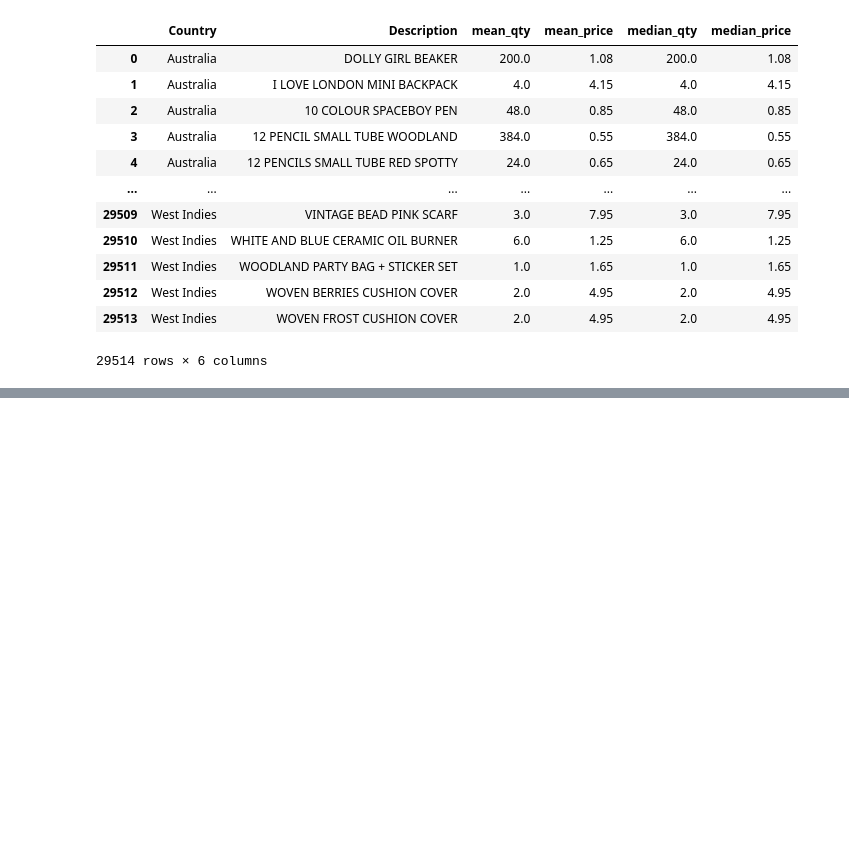
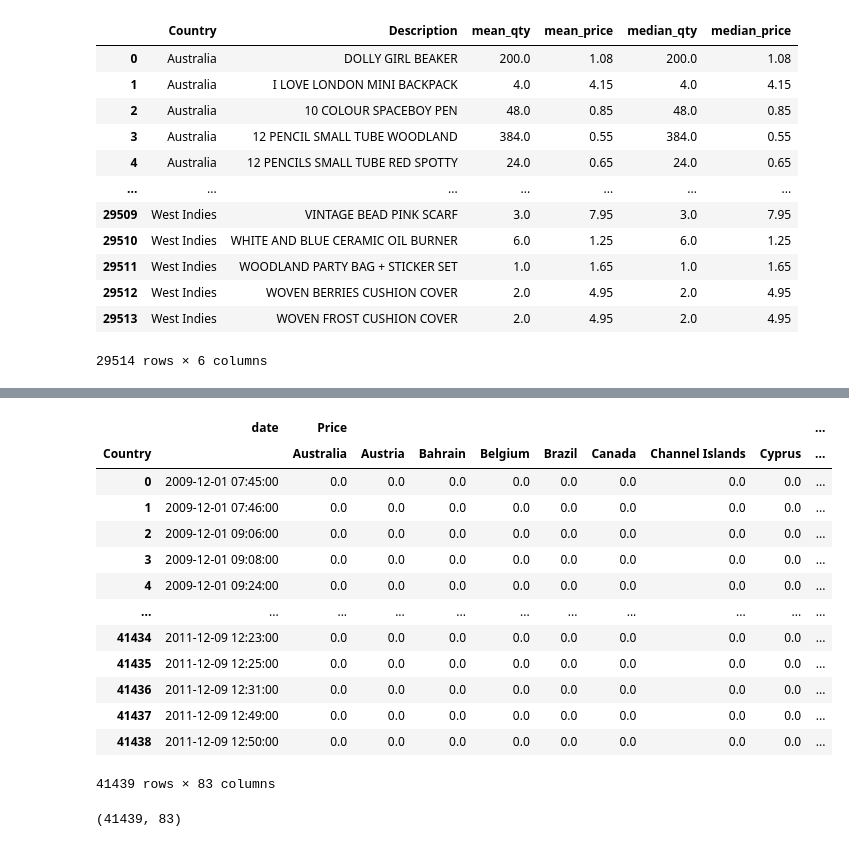
Before and after one commit to BryhanS/supply-chain-data-science-project, a Jupyter notebook: 06.Manipulation-and-data/data.ipynb, the cells around one changed output, grey strips where cells are left out. Saved outputs shown, nothing was run; the diff lists cells and outputs as text; code cells hidden in the pictures; blank space fills up the shorter version.

```diff
--- a/06.Manipulation-and-data/data.ipynb
+++ b/06.Manipulation-and-data/data.ipynb
@@ -431,0 +497,21 @@ retail.groupby(['Country', 'Description']).agg(mean_qty=('Quantity', np.mean),
+# %%
+country_pivoted = pd.pivot_table(country_date_qty,index='date', columns='Country',
+                                 values=['Quantity','Price'],fill_value=0, aggfunc={'Quantity': np.sum,
+                                                                                    'Price':np.mean}).reset_index()
+# %%
+country_pivoted
+# %% [output]
+|  | date | Price |  |  |  |  |  |  |  | ... |
+| Country |  | Australia | Austria | Bahrain | Belgium | Brazil | Canada | Channel Islands | Cyprus | ... |
+| 0 | 2009-12-01 07:45:00 | 0.0 | 0.0 | 0.0 | 0.0 | 0.0 | 0.0 | 0.0 | 0.0 | ... |
+| 1 | 2009-12-01 07:46:00 | 0.0 | 0.0 | 0.0 | 0.0 | 0.0 | 0.0 | 0.0 | 0.0 | ... |
+| 2 | 2009-12-01 09:06:00 | 0.0 | 0.0 | 0.0 | 0.0 | 0.0 | 0.0 | 0.0 | 0.0 | ... |
+| 3 | 2009-12-01 09:08:00 | 0.0 | 0.0 | 0.0 | 0.0 | 0.0 | 0.0 | 0.0 | 0.0 | ... |
+| 4 | 2009-12-01 09:24:00 | 0.0 | 0.0 | 0.0 | 0.0 | 0.0 | 0.0 | 0.0 | 0.0 | ... |
+| ... | ... | ... | ... | ... | ... | ... | ... | ... | ... | ... |
+| 41434 | 2011-12-09 12:23:00 | 0.0 | 0.0 | 0.0 | 0.0 | 0.0 | 0.0 | 0.0 | 0.0 | ... |
+| 41435 | 2011-12-09 12:25:00 | 0.0 | 0.0 | 0.0 | 0.0 | 0.0 | 0.0 | 0.0 | 0.0 | ... |
+| 41436 | 2011-12-09 12:31:00 | 0.0 | 0.0 | 0.0 | 0.0 | 0.0 | 0.0 | 0.0 | 0.0 | ... |
+| 41437 | 2011-12-09 12:49:00 | 0.0 | 0.0 | 0.0 | 0.0 | 0.0 | 0.0 | 0.0 | 0.0 | ... |
+| 41438 | 2011-12-09 12:50:00 | 0.0 | 0.0 | 0.0 | 0.0 | 0.0 | 0.0 | 0.0 | 0.0 | ... |
+41439 rows × 83 columns
@@ -431,0 +520,4 @@ retail.groupby(['Country', 'Description']).agg(mean_qty=('Quantity', np.mean),
+# %%
+country_pivoted.shape
+# %% [output]
+(41439, 83)
```
Also changed, not shown: parts of 11 cells of this notebook.
